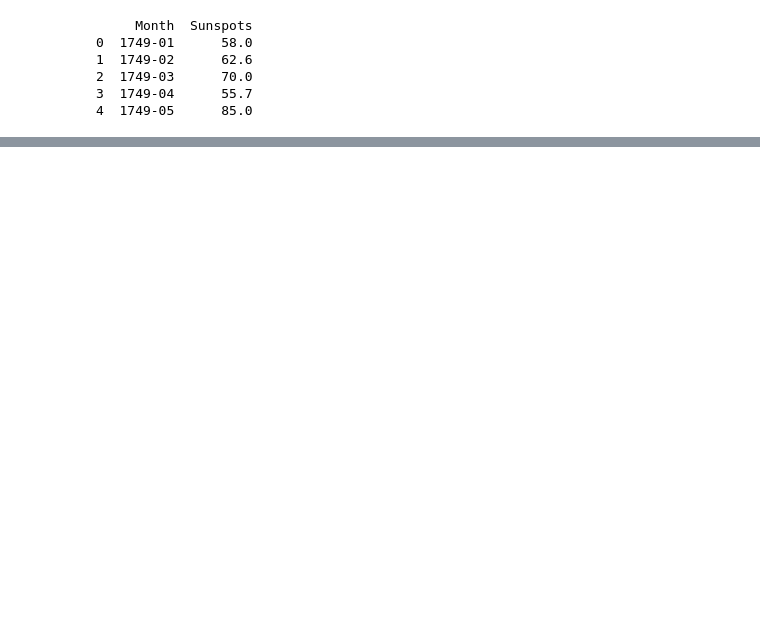
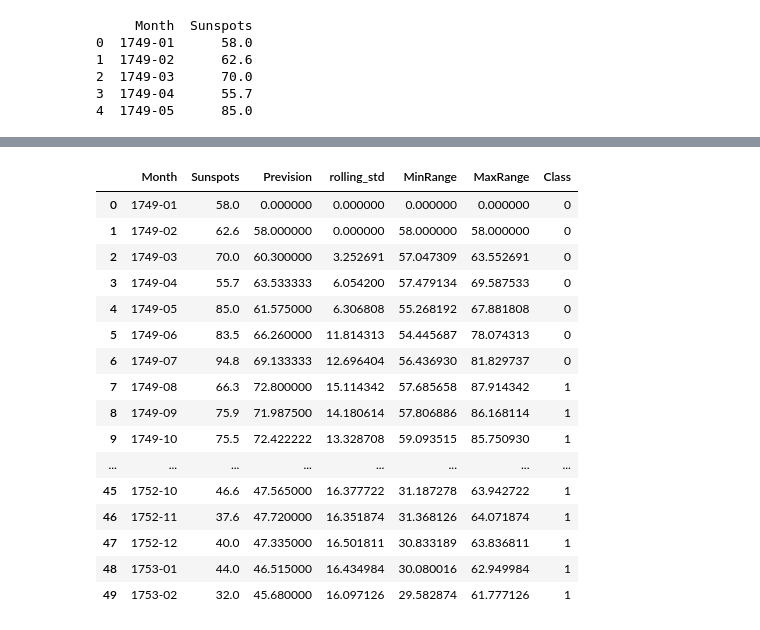
Before and after one commit to esalvucci/ssd_project, a Jupyter notebook: notebook/Sunspots_SVM.ipynb, the cells around one changed output, grey strips where cells are left out. Cells and saved outputs as stored; diff of their text form; code cells hidden in the pictures; blank space fills up the shorter version.

```diff
--- a/notebook/svr_sunspots.ipynb
+++ b/notebook/Sunspots_SVM.ipynb
@@ -31,0 +64,6 @@ print(df.head())
+# %%
+df1 = pd.DataFrame()
+df1['Month'] = df.Month.copy()
+df1['Sunspots'] = df.Sunspots.copy()
+
+#df1.head()
@@ -31,0 +81,22 @@ print(df.head())
+# %%
+predicate = (df1['Sunspots'] <= df1['MaxRange']) & (df1['Sunspots'] >= df1['MinRange'])
+df1['Class'] = np.where(predicate, '1', '0')
+df1[:50]
+# %% [output]
+|  | Month | Sunspots | Prevision | rolling_std | MinRange | MaxRange | Class |
+| 0 | 1749-01 | 58.0 | 0.000000 | 0.000000 | 0.000000 | 0.000000 | 0 |
+| 1 | 1749-02 | 62.6 | 58.000000 | 0.000000 | 58.000000 | 58.000000 | 0 |
+| 2 | 1749-03 | 70.0 | 60.300000 | 3.252691 | 57.047309 | 63.552691 | 0 |
+| 3 | 1749-04 | 55.7 | 63.533333 | 6.054200 | 57.479134 | 69.587533 | 0 |
+| 4 | 1749-05 | 85.0 | 61.575000 | 6.306808 | 55.268192 | 67.881808 | 0 |
+| 5 | 1749-06 | 83.5 | 66.260000 | 11.814313 | 54.445687 | 78.074313 | 0 |
+| 6 | 1749-07 | 94.8 | 69.133333 | 12.696404 | 56.436930 | 81.829737 | 0 |
+| 7 | 1749-08 | 66.3 | 72.800000 | 15.114342 | 57.685658 | 87.914342 | 1 |
+| 8 | 1749-09 | 75.9 | 71.987500 | 14.180614 | 57.806886 | 86.168114 | 1 |
+| 9 | 1749-10 | 75.5 | 72.422222 | 13.328708 | 59.093515 | 85.750930 | 1 |
+| ... | ... | ... | ... | ... | ... | ... | ... |
+| 45 | 1752-10 | 46.6 | 47.565000 | 16.377722 | 31.187278 | 63.942722 | 1 |
+| 46 | 1752-11 | 37.6 | 47.720000 | 16.351874 | 31.368126 | 64.071874 | 1 |
+| 47 | 1752-12 | 40.0 | 47.335000 | 16.501811 | 30.833189 | 63.836811 | 1 |
+| 48 | 1753-01 | 44.0 | 46.515000 | 16.434984 | 30.080016 | 62.949984 | 1 |
+| 49 | 1753-02 | 32.0 | 45.680000 | 16.097126 | 29.582874 | 61.777126 | 1 |
```
Also changed, not shown: parts of 18 cells of this notebook, 1 other file.
